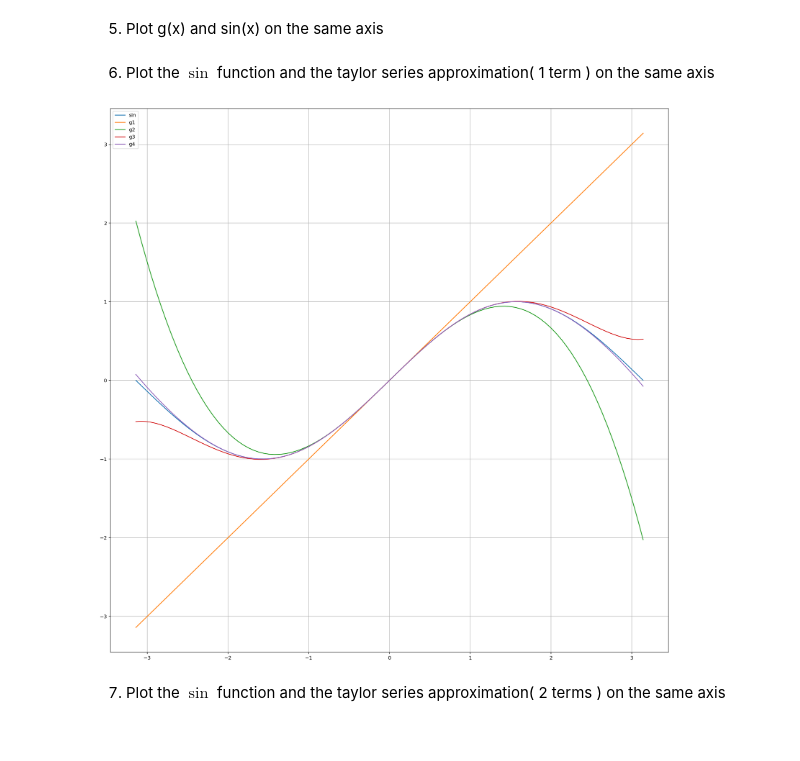
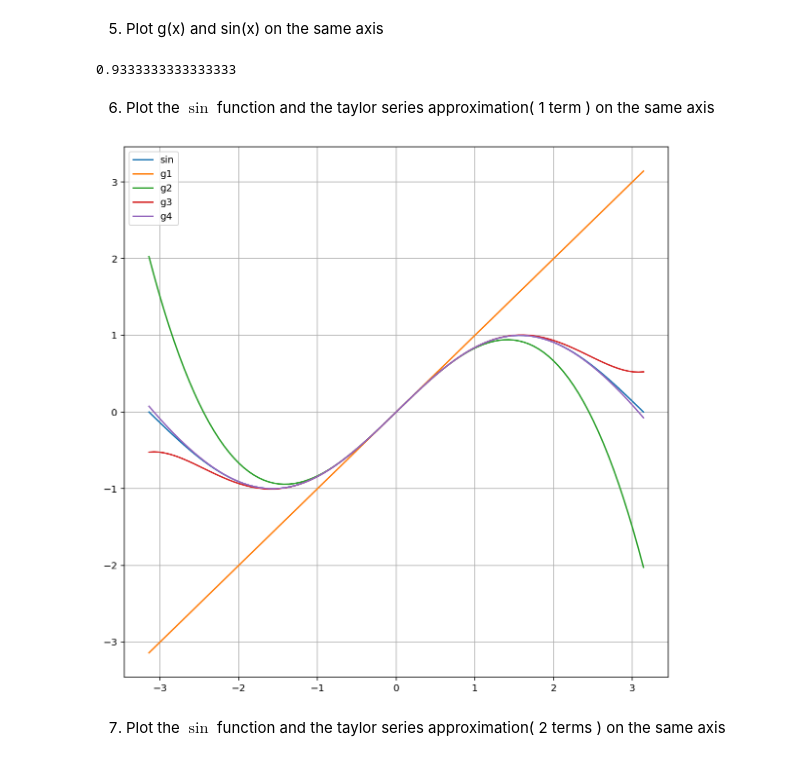
Before and after one commit to TJJayCollector/Exercise-02-Taylor-And-Derivative, a Jupyter notebook: 02 Taylor Series and Derivative.ipynb, the cells around one changed output. Cells and saved outputs as stored; diff of their text form; code cells hidden in the pictures.

```diff
--- a/02 Taylor Series and Derivative.ipynb
+++ b/02 Taylor Series and Derivative.ipynb
@@ -50,37 +50,41 @@ $$ \sin(x) \approx x - \frac{x^3}{3!}$$
 $$ \sin(x) \approx x - \frac{x^3}{3!} + \frac{x^5}{5!} $$
 # %% [markdown]
 5) Plot g(x) and sin(x) on the same axis
+# %%
+2-2**3/fac(3)+2**5/fac(5)
+# %% [output]
+0.9333333333333333
 # %% [markdown]
 6) Plot the $\sin$ function and the taylor series approximation( 1 term ) on the same axis
 # %%
 def g1(x):
     return x
 
 def g2(x):
     return x - x**3/fac(3)
 
 def g3(x):
     return x - x**3/fac(3) + x**5/fac(5)
 
 def g4(x):
     return x - x**3/fac(3)+ x**5/fac(5) - x**7/fac(7)
 
-plt.figure(figsize=(20,20))
+plt.figure(figsize=(10,10))
 xs = np.linspace(-np.pi, np.pi, 100)
 ys = np.sin(xs)
 g1xs = g1(xs)
 g2xs = g2(xs)
 g3xs = g3(xs)
 g4xs = g4(xs)
 plt.plot(xs, ys, label='sin')
 plt.plot(xs, g1xs, label='g1')
 plt.plot(xs, g2xs, label='g2')
 plt.plot(xs, g3xs, label='g3')
 plt.plot(xs, g4xs, label='g4')
 plt.legend()
 plt.grid()
 # %% [output]
-[figure, old version]
+[figure, new version]
 # %% [markdown]
 7) Plot the $\sin$ function and the taylor series approximation( 2 terms ) on the same axis
 # %% [markdown]
```
Also changed, not shown: parts of 4 cells of this notebook.
